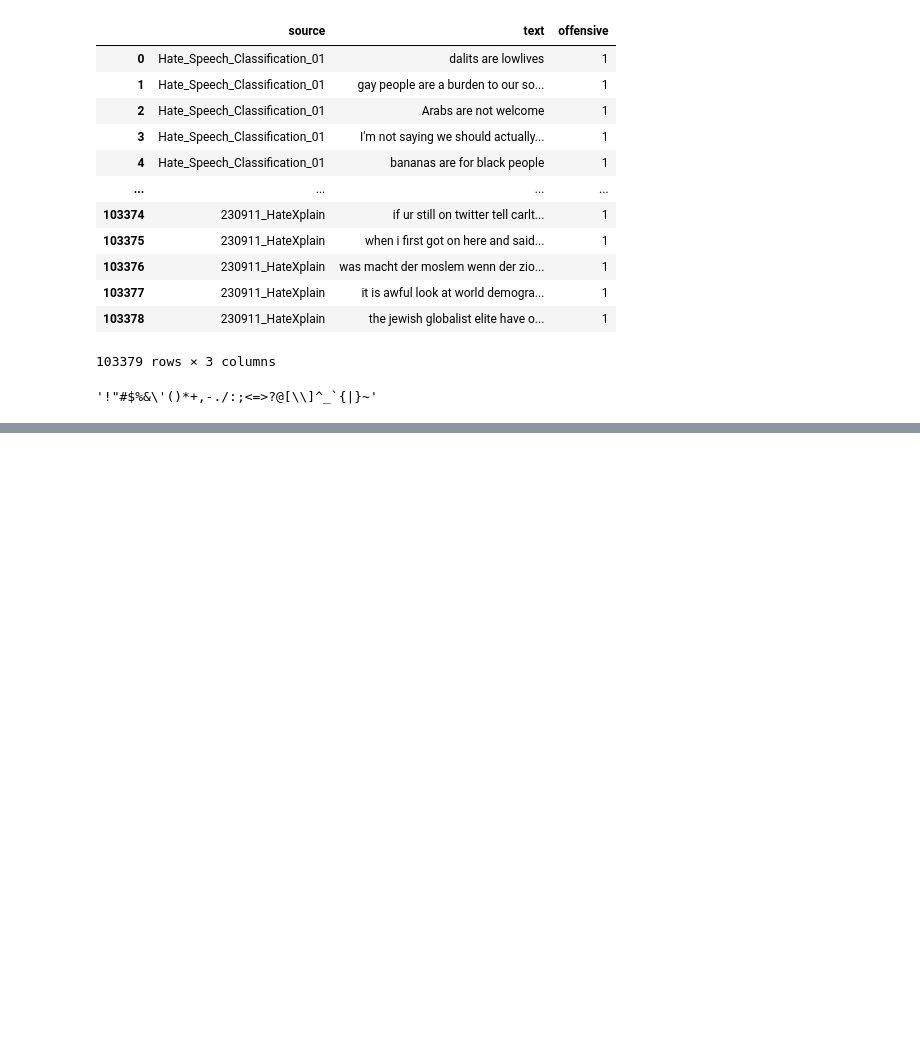
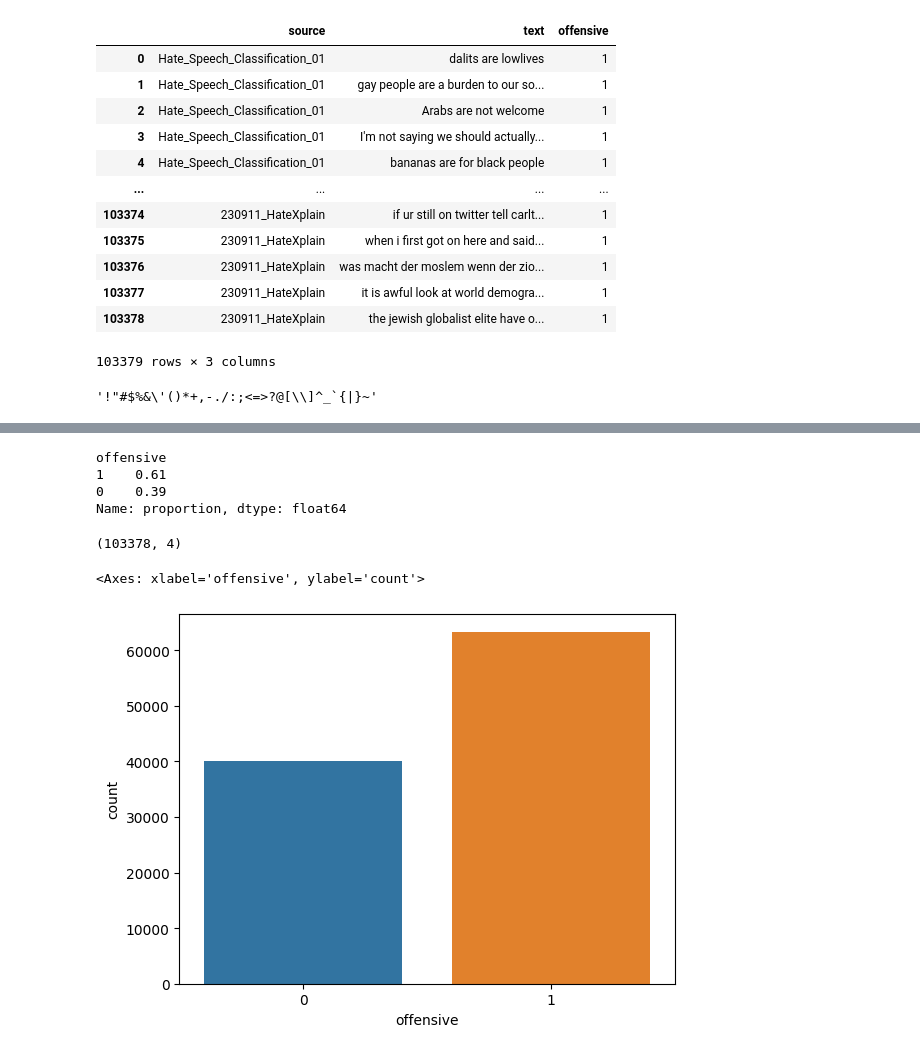
Before and after one commit to irismarechal1997/moder_ia, a Jupyter notebook: notebook/Marianne.ipynb, the cells around one changed output, grey strips where cells are left out. Drawn from its saved outputs; the diff is of its cells as text; code cells hidden in the pictures; blank space fills up the shorter version.

```diff
--- a/notebook/Marianne.ipynb
+++ b/notebook/Marianne.ipynb
@@ -344,3 +310,5 @@ from sklearn.pipeline import make_pipeline
 from sklearn.feature_extraction.text import TfidfVectorizer
 from sklearn.naive_bayes import MultinomialNB
 from sklearn.metrics import recall_score
+# %%
+data_processed = pd.read_csv("/home/mariannettrd/code/irismarechal1997/moder_ia/data/processed_dataset_v1.csv")
@@ -346,0 +324,16 @@ from sklearn.metrics import recall_score
+# %%
+round(data_processed["offensive"].value_counts(normalize = True), 2)
+# %% [output]
+offensive
+1    0.61
+0    0.39
+Name: proportion, dtype: float64
+# %%
+data_processed.shape
+# %% [output]
+(103378, 4)
+# %%
+sns.countplot(x = "offensive",data = data_processed)
+# %% [output]
+<Axes: xlabel='offensive', ylabel='count'>
+[figure, added]
```
Also changed, not shown: parts of 20 cells of this notebook, 4 other files.
